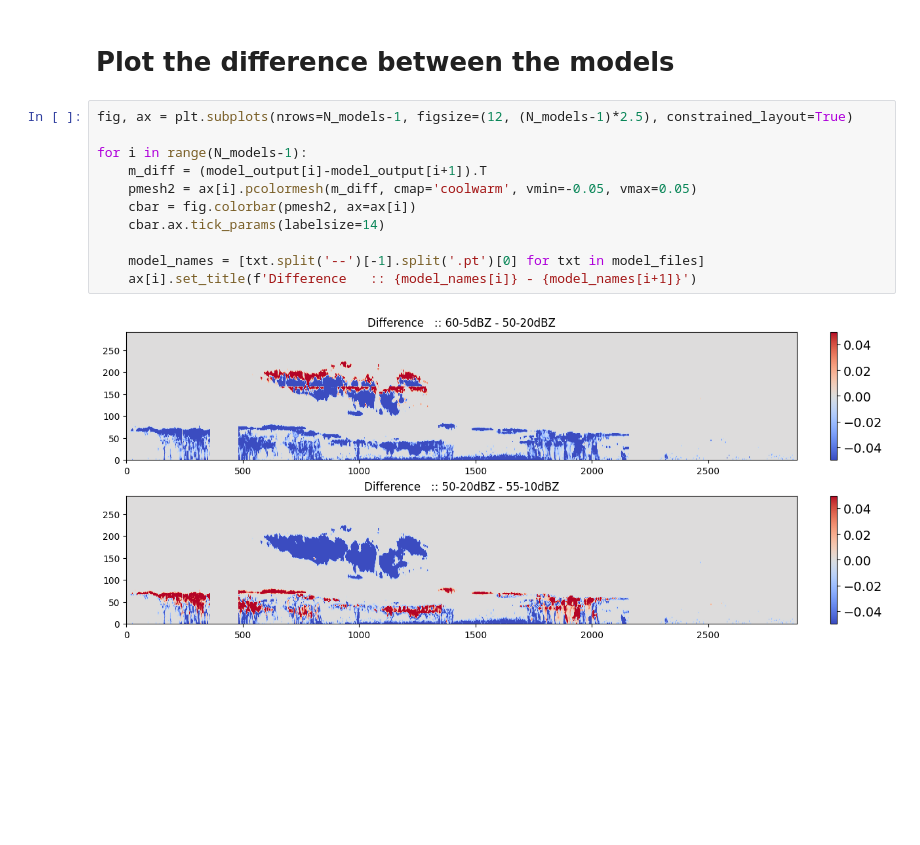
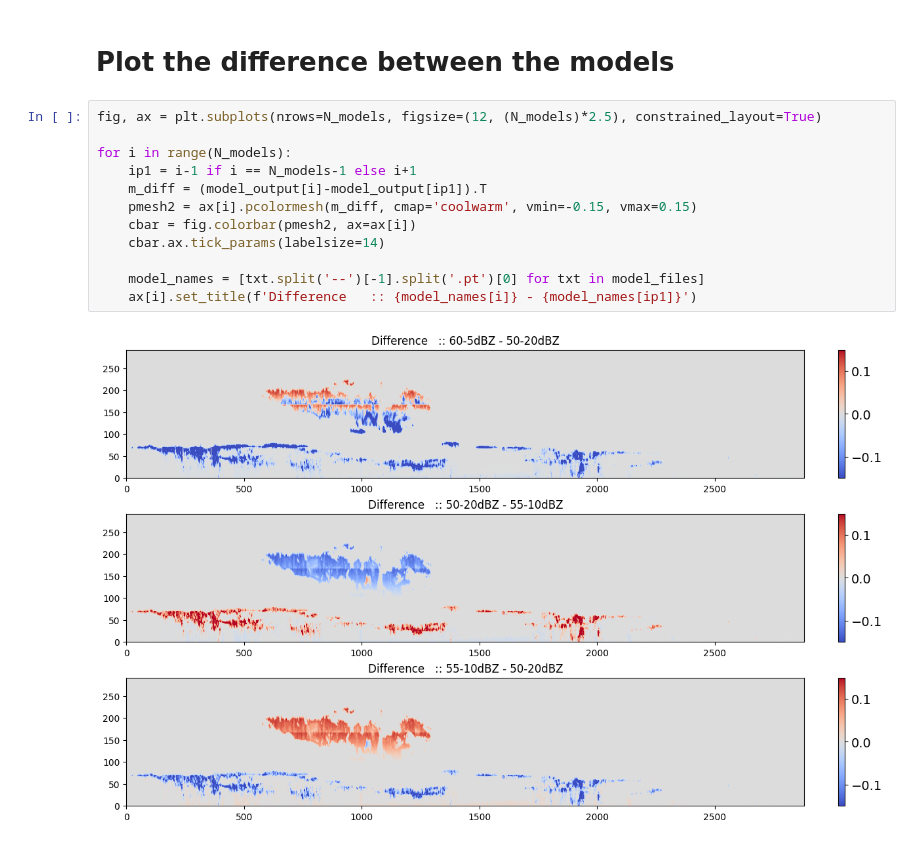
Before and after one commit to KarlJohnsonnn/Cloudnet-VOODOO-Processing, a Jupyter notebook: notebooks/03-Train-New-Model.ipynb, the cells around one changed output. Drawn from its saved outputs; the diff is of its cells as text; blank space fills up the shorter version.

```diff
--- a/notebooks/03-Train-New-Model.ipynb
+++ b/notebooks/03-Train-New-Model.ipynb
@@ -169,15 +161,16 @@ for i in range(N_models):
 # %% [markdown]
 # Plot the difference between the models
 # %%
-fig, ax = plt.subplots(nrows=N_models-1, figsize=(12, (N_models-1)*2.5), constrained_layout=True)
+fig, ax = plt.subplots(nrows=N_models, figsize=(12, (N_models)*2.5), constrained_layout=True)
 
-for i in range(N_models-1):
-    m_diff = (model_output[i]-model_output[i+1]).T
-    pmesh2 = ax[i].pcolormesh(m_diff, cmap='coolwarm', vmin=-0.05, vmax=0.05)
+for i in range(N_models):
+    ip1 = i-1 if i == N_models-1 else i+1
+    m_diff = (model_output[i]-model_output[ip1]).T
+    pmesh2 = ax[i].pcolormesh(m_diff, cmap='coolwarm', vmin=-0.15, vmax=0.15)
     cbar = fig.colorbar(pmesh2, ax=ax[i])
     cbar.ax.tick_params(labelsize=14)
 
     model_names = [txt.split('--')[-1].split('.pt')[0] for txt in model_files]
-    ax[i].set_title(f'Difference   :: {model_names[i]} - {model_names[i+1]}')
+    ax[i].set_title(f'Difference   :: {model_names[i]} - {model_names[ip1]}')
 # %% [output]
-[figure, old version]
+[figure, new version]
```
Also changed, not shown: parts of 6 cells of this notebook, 3 other files.
